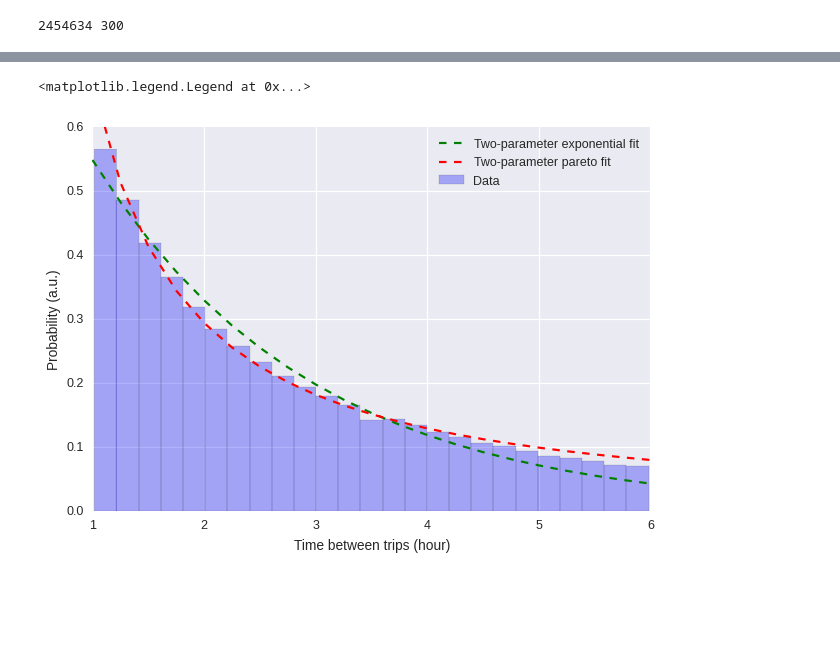
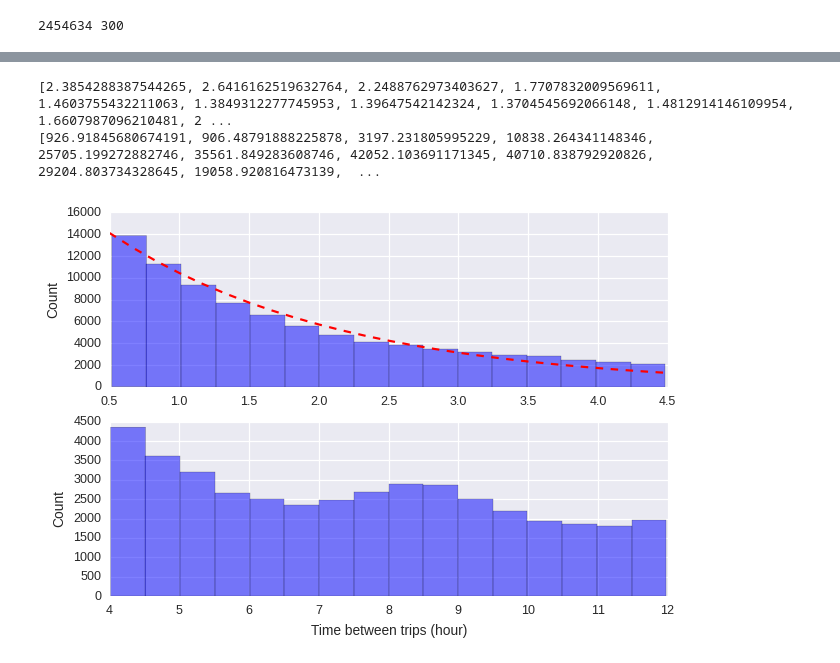
Before and after one commit to xuchenyu/capstone, a Jupyter notebook: bike_study.ipynb, the cells around one changed output, grey strips where cells are left out. Saved outputs shown, nothing was run; the diff lists cells and outputs as text; code cells hidden in the pictures; blank space fills up the shorter version.

```diff
--- a/bike_study.ipynb
+++ b/bike_study.ipynb
@@ -53,8 +54,8 @@ for bikeid in bikeids:
 # %%
 trips_df = pickle.load(open('trips_2014.pickle', 'rb'))
 stations_df = pickle.load(open('stations_2014.pickle', 'rb'))
-gaptimes_by_bikeid = pickle.load(open('gaptimes_by_bikeid.pickle', 'rb'))
-all_gaptimes = pickle.load(open('all_gaptimes.pickle', 'rb'))
+gaptimes_by_month_bikeid = pickle.load(open('gaptimes_by_month_bikeid.pickle', 'rb'))
+gaptimes_by_month = pickle.load(open('gaptimes_by_month.pickle', 'rb'))
 
 print len(trips_df), len(stations_df)
 # %% [output]
@@ -85,13 +63,44 @@ print cutoff
-# %%
-xs0 = np.linspace(1, 6, 21)
-plt.plot(xs0, func1(xs0, popt1[0], popt1[1]),'g--', label='Two-parameter exponential fit')
-plt.plot(xs0, func2(xs0, popt2[0], popt2[1]),'r--', label='Two-parameter pareto fit')
-plt.hist(short_gaptimes, bins=hist_data[1], normed=True, alpha=0.3, color='b', label='Data')
-plt.xlim(1, 6)
-plt.ylim(0, 0.6)
-plt.xlabel('Time between trips (hour)')
-plt.ylabel('Probability (a.u.)')
-plt.legend(loc='upper right')
-# %% [output]
-<matplotlib.legend.Legend at 0x...>
-[figure, removed]
+# %%
+def func(t, tau, A):
+    return A*np.exp(-t/tau)
+
+taus = []
+As = []
+for month in range(12):
+    gaptimes = gaptimes_by_month[month]
+    data = gaptimes[(gaptimes>0.5) & (gaptimes<4.5)]
+
+    hist_data = np.histogram(data, bins=16)
+    xs = (hist_data[1][:-1]+hist_data[1][1:])/2
+    ys = hist_data[0]
+    tau, A = curve_fit(func, xs, ys, p0=[2.0, 1000])[0]
+    taus.append(tau)
+    As.append(A)
+print taus
+print As
+# %% [output]
+[2.3854288387544265, 2.6416162519632764, 2.2488762973403627, 1.7707832009569611, 1.4603755432211063, 1.3849312277745953, 1.39647542142324, 1.3704545692066148, 1.4812914146109954, 1.6607987096210481, 2 ...
+[926.91845680674191, 906.48791888225878, 3197.231805995229, 10838.264341148346, 25705.199272882746, 35561.849283608746, 42052.103691171345, 40710.838792920826, 29204.803734328645, 19058.920816473139,  ...
+# %%
+month = 9
+gaptimes = gaptimes_by_month[month]
+short_data = gaptimes[(gaptimes>0.5) & (gaptimes<4.5)]
+long_data = gaptimes[(gaptimes>4) & (gaptimes<12)]
+
+plt.subplot(2,1,1)
+plt.hist(short_data, bins=16, alpha=0.5, color='b')
+xs0 = np.linspace(0.5, 4.5, 25)
+plt.plot(xs0, func(xs0, taus[month], As[month]),'r--')
+plt.xlim(0.5, 4.5)
+#plt.xlabel('Time between trips (hour)')
+plt.ylabel('Count')
+
+plt.subplot(2,1,2)
+plt.hist(long_data, bins=16, alpha=0.5, color='b')
+plt.xlim(4, 12)
+#plt.ylim(3000, 6500)
+plt.xlabel('Time between trips (hour)')
+plt.ylabel('Count')
+plt.show()
+# %% [output]
+[figure, added]
```
Also changed, not shown: parts of 18 cells of this notebook, 12 other files.
